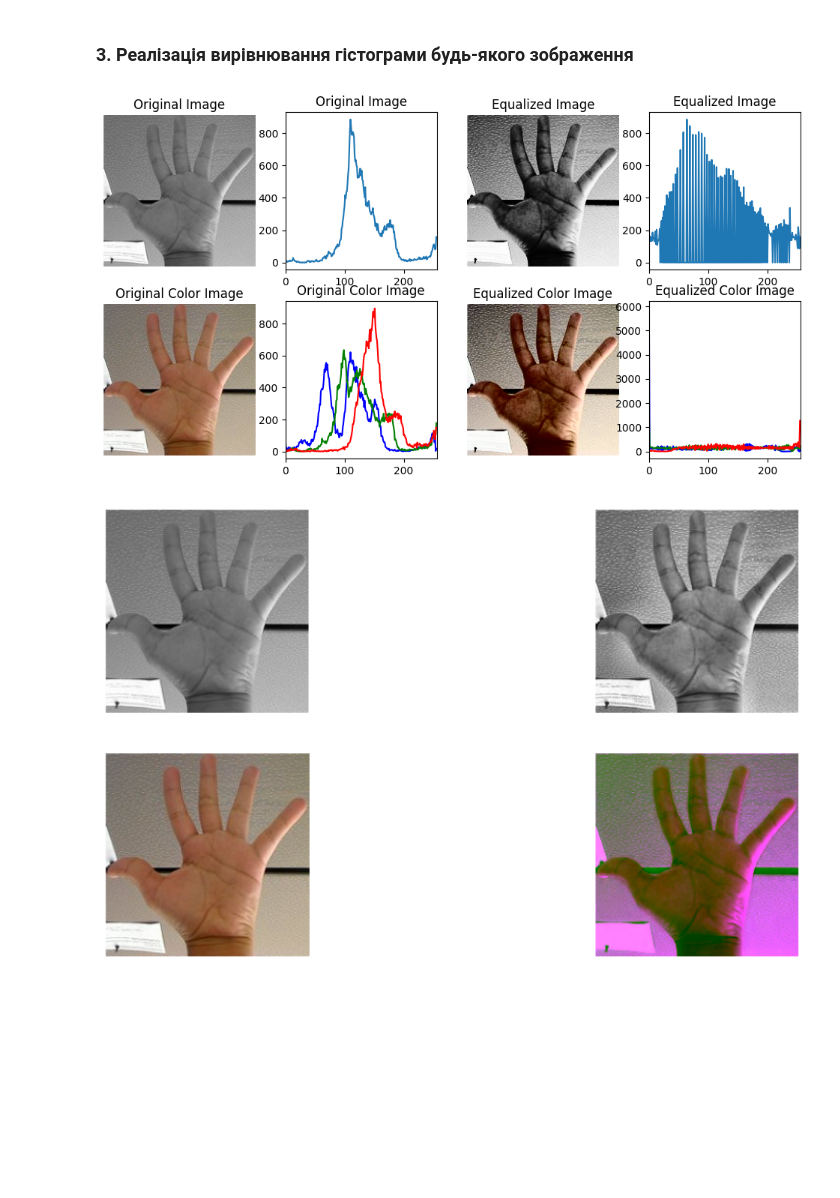
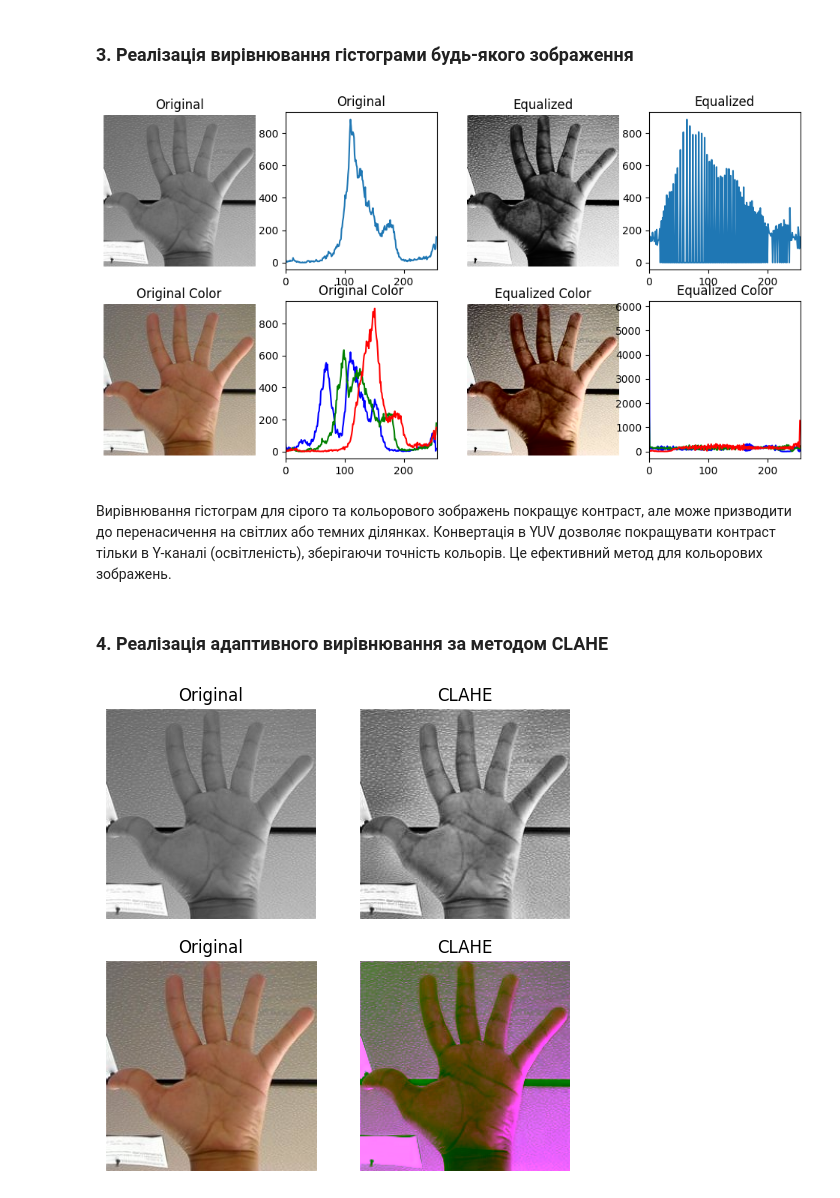
Before and after one commit to VladKutko/WKITB, a Jupyter notebook: lessons/lb3/lb3.ipynb, the cells around one changed output. Drawn from its saved outputs; the diff is of its cells as text; code cells hidden in the pictures; blank space fills up the shorter version.

```diff
--- a/lessons/lb3/lb3.ipynb
+++ b/lessons/lb3/lb3.ipynb
@@ -5,9 +3,13 @@ from matplotlib import pyplot as plt
 # %%
-image = cv.imread('images/1.jpg')
+import cv2 as cv
+import numpy as np
+from matplotlib import pyplot as plt
 
-channels = cv.split(image)
-histSize = 256
-histRange = (0, 256)
+img_gray = cv.imread('images/1.jpg',0)
+img_color = cv.imread('images/1.jpg')
+
+channels = cv.split(img_color.copy()) # Розділяємо кадр на канали B, G, R
+histSize, histRange = 256, (0, 256)
 accumulate = False
 
 colors = ['b', 'g', 'r']
@@ -71,26 +81,36 @@ End of video or cannot fetch the frame.
 # %% [markdown]
 ### 3. Реалізація вирівнювання гістограми будь-якого зображення
 # %%
-image_gray = cv.imread('images/1.jpg', 0)  # Load in grayscale
-image_color = cv.imread('images/1.jpg')
+image_gray = img_gray.copy()
+image_color = img_color.copy()
 
-# Apply histogram equalization for gray
 equalized_image_gray = cv.equalizeHist(image_gray.copy())
+# Використовуємо вирівнювання гістограми для сірого зображення
 hist_gray = cv.calcHist([image_gray], [0], None, [histSize], histRange, accumulate=accumulate)
+# Обчислюємо гістограму для оригінального сірого зображення
 hist_equalized_gray = cv.calcHist([equalized_image_gray], [0], None, [histSize], histRange, accumulate=accumulate)
+# Обчислюємо гістограму для вирівняного сірого зображення
 
 yuv_image_color = cv.cvtColor(image_color, cv.COLOR_BGR2YUV)
+# Перетворюємо кольорове зображення з BGR в YUV
 yuv_image_color[:,:,0] = cv.equalizeHist(yuv_image_color[:,:,0])
+# Вирівнюємо гістограму для Y-каналу (освітленості)
 equalized_image_color = cv.cvtColor(yuv_image_color, cv.COLOR_YUV2BGR)
+# Повертаємо зображення в колірний простір BGR
 hist_color = [cv.calcHist([image_color], [i], None, [histSize], histRange) for i in range(3)]
+# Обчислюємо гістограми для кожного каналу кольорового зображення (B, G, R)
 hist_equalized_color = [cv.calcHist([equalized_image_color], [i], None, [histSize], histRange) for i in range(3)]
+# Обчислюємо гістограми для кожного каналу вирівняного кольорового зображення
 
+
+# Створюємо все це для зручного відображення
 hists = [hist_gray, hist_equalized_gray, hist_color, hist_equalized_color]
 images = [image_gray, equalized_image_gray, image_color, equalized_image_color]
-titles = ['Original Image', 'Equalized Image', 'Original Color Image', 'Equalized Color Image']
+titles = ['Original', 'Equalized', 'Original Color', 'Equalized Color']
 
 plt.figure(figsize=(12,6))
 for i, (hist, img, title) in enumerate(zip(hists, images, titles)):
+    # Демонстрація зображення
     plt.subplot(2, 4, 2*i+1)
     plt.title(title)
     if len(img.shape) == 2:
@@ -99,7 +119,7 @@ for i, (hist, img, title) in enumerate(zip(hists, images, titles)):
         plt.imshow(cv.cvtColor(img, cv.COLOR_BGR2RGB))
     plt.axis('off')
 
-
+    # Демонстрація графіку
     plt.subplot(2, 4, 2*i+2)
     plt.title(title)
     if len(img.shape) == 2:
@@ -110,29 +130,37 @@ for i, (hist, img, title) in enumerate(zip(hists, images, titles)):
             plt.plot(hist[j], color=col)
     plt.xlim([0, 256])
 # %% [output]
-[figure, old version]
+[figure, new version]
+# %% [markdown]
+Вирівнювання гістограм для сірого та кольорового зображень покращує контраст, але може призводити до перенасичення на світлих або темних ділянках.
+Конвертація в YUV дозволяє покращувати контраст тільки в Y-каналі (освітленість), зберігаючи точність кольорів. Це ефективний метод для кольорових зображень.
+# %% [markdown]
+### 4. Реалізація адаптивного вирівнювання за методом CLAHE
 # %%
-image_gray = cv.imread('images/1.jpg', 0)  # Load in grayscale
-image_color = cv.imread('images/1.jpg')
+image_gray = img_gray.copy()
+image_color = img_color.copy()
 clahe = cv.createCLAHE(clipLimit=2.0, tileGridSize=(8,8))
+# Створюємо об'єкт CLAHE (обмежене адаптивне вирівнювання гістограми) з параметрами clipLimit і tileGridSize.
+# clipLimit контролює контраст (якщо він занадто великий, рівні яскравості обмежуються),
+# tileGridSize визначає розмір області, на якій буде застосоване вирівнювання.
 
 cl_image_gray = clahe.apply(image_gray)
 
 yuv_image = cv.cvtColor(image_color, cv.COLOR_BGR2YUV)
 yuv_image[:,:,0] = clahe.apply(yuv_image[:,:,0])
 cl_image_color = cv.cvtColor(image_color, cv.COLOR_YUV2BGR)
 
 images = [image_gray, cl_image_gray, image_color, cl_image_color]
-titles = ['','','','']
+titles = ['Original','CLAHE','Original','CLAHE']
 
-plt.figure(figsize=(12,6))
+plt.figure(figsize=(6,6))
 for i, (img, title) in enumerate(zip(images, titles)):
     plt.subplot(2, 2, i+1)
     plt.title(title)
     if len(img.shape) == 2:
         plt.imshow(img, cmap='gray')
     else:
         plt.imshow(cv.cvtColor(img, cv.COLOR_BGR2RGB))
     plt.axis('off')
 # %% [output]
-[figure, old version]
+[figure, new version]
```
Also changed, not shown: parts of 6 cells of this notebook.
